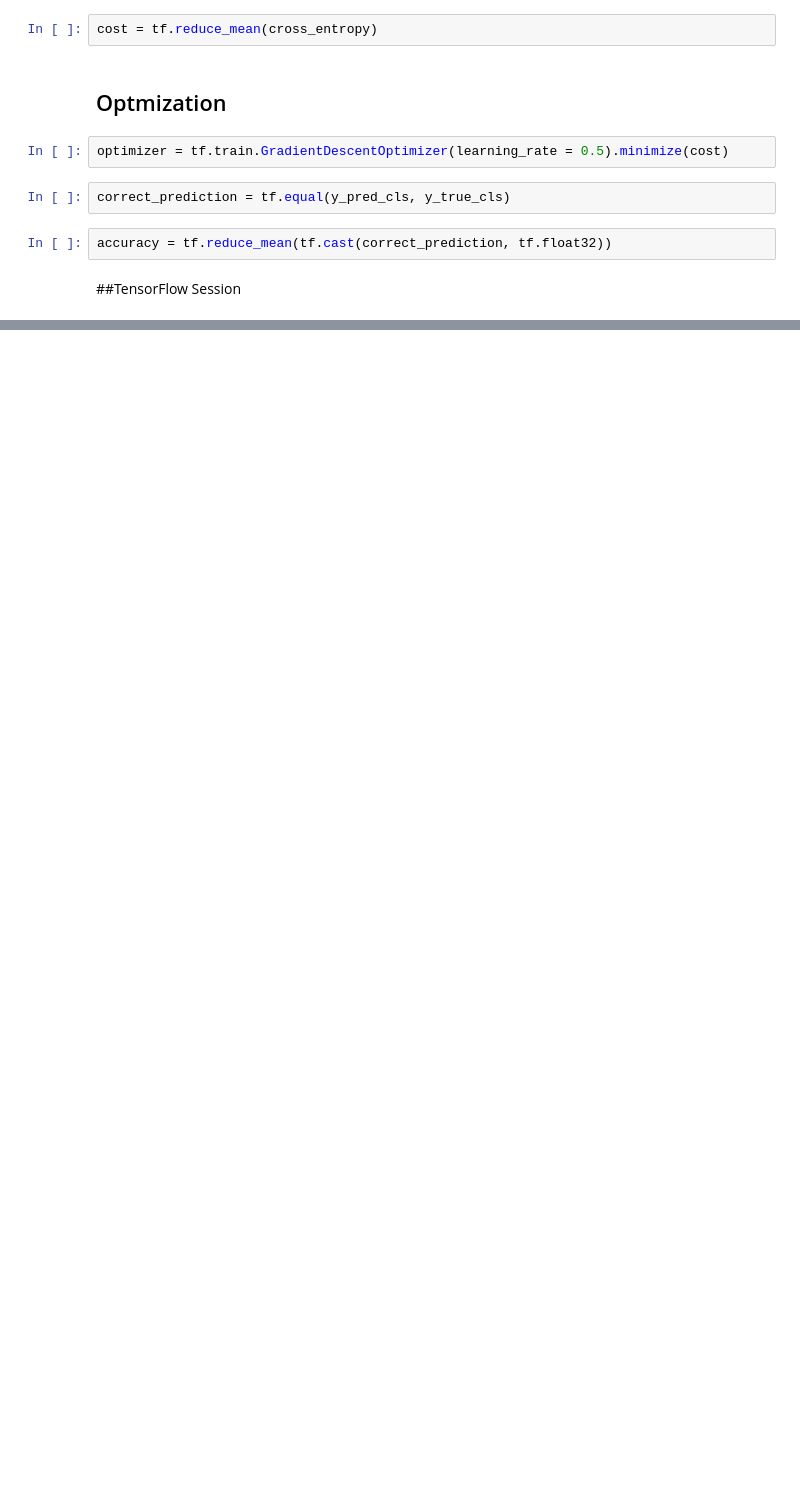
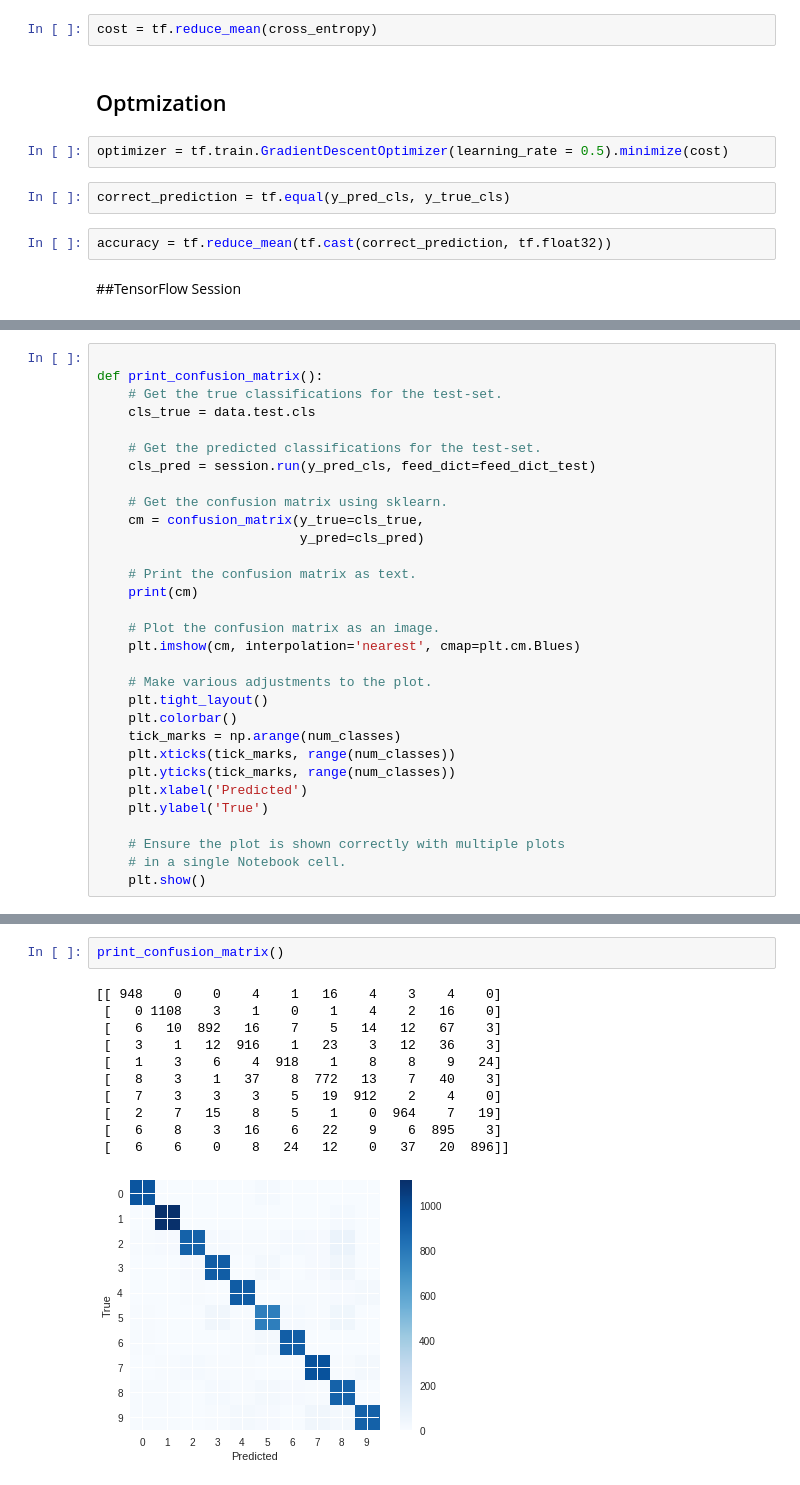
Before and after one commit to Ambati1304/sample_git_Learn, a Jupyter notebook: linear_model_practice.ipynb, the cells around one changed output, grey strips where cells are left out. Cells and saved outputs as stored; diff of their text form; blank space fills up the shorter version.

```diff
--- a/linear_model_practice.ipynb
+++ b/linear_model_practice.ipynb
@@ -122,0 +162,31 @@ accuracy = tf.reduce_mean(tf.cast(correct_prediction, tf.float32))
+# %%
+
+def print_confusion_matrix():
+    # Get the true classifications for the test-set.
+    cls_true = data.test.cls
+
+    # Get the predicted classifications for the test-set.
+    cls_pred = session.run(y_pred_cls, feed_dict=feed_dict_test)
+
+    # Get the confusion matrix using sklearn.
+    cm = confusion_matrix(y_true=cls_true,
+                          y_pred=cls_pred)
+
+    # Print the confusion matrix as text.
+    print(cm)
+
+    # Plot the confusion matrix as an image.
+    plt.imshow(cm, interpolation='nearest', cmap=plt.cm.Blues)
+
+    # Make various adjustments to the plot.
+    plt.tight_layout()
+    plt.colorbar()
+    tick_marks = np.arange(num_classes)
+    plt.xticks(tick_marks, range(num_classes))
+    plt.yticks(tick_marks, range(num_classes))
+    plt.xlabel('Predicted')
+    plt.ylabel('True')
+
+    # Ensure the plot is shown correctly with multiple plots
+    # in a single Notebook cell.
+    plt.show()
@@ -122,0 +278,14 @@ accuracy = tf.reduce_mean(tf.cast(correct_prediction, tf.float32))
+# %%
+print_confusion_matrix()
+# %% [output]
+[[ 948    0    0    4    1   16    4    3    4    0]
+ [   0 1108    3    1    0    1    4    2   16    0]
+ [   6   10  892   16    7    5   14   12   67    3]
+ [   3    1   12  916    1   23    3   12   36    3]
+ [   1    3    6    4  918    1    8    8    9   24]
+ [   8    3    1   37    8  772   13    7   40    3]
+ [   7    3    3    3    5   19  912    2    4    0]
+ [   2    7   15    8    5    1    0  964    7   19]
+ [   6    8    3   16    6   22    9    6  895    3]
+ [   6    6    0    8   24   12    0   37   20  896]]
+[figure, added]
```
Also changed, not shown: parts of 16 cells of this notebook.
